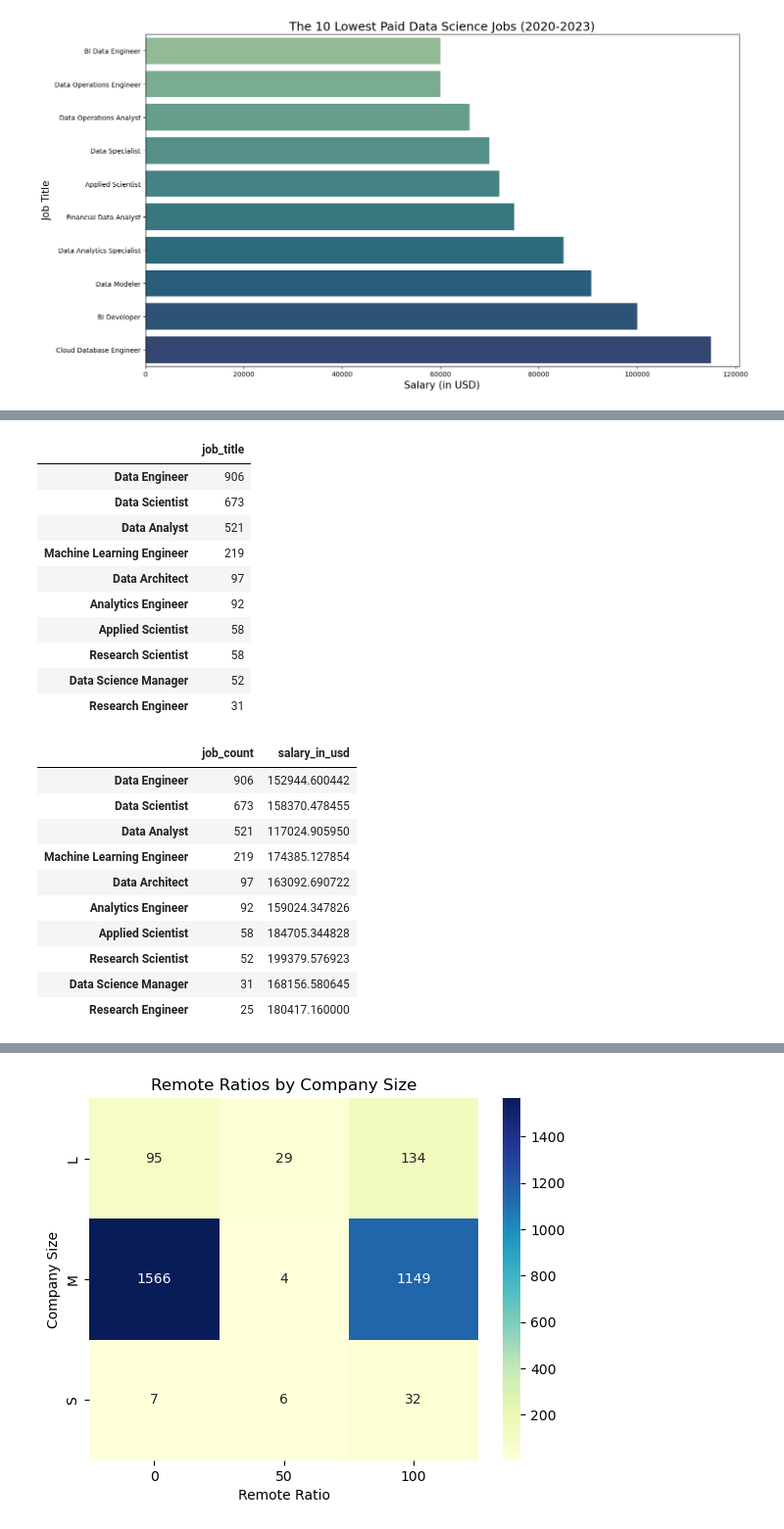
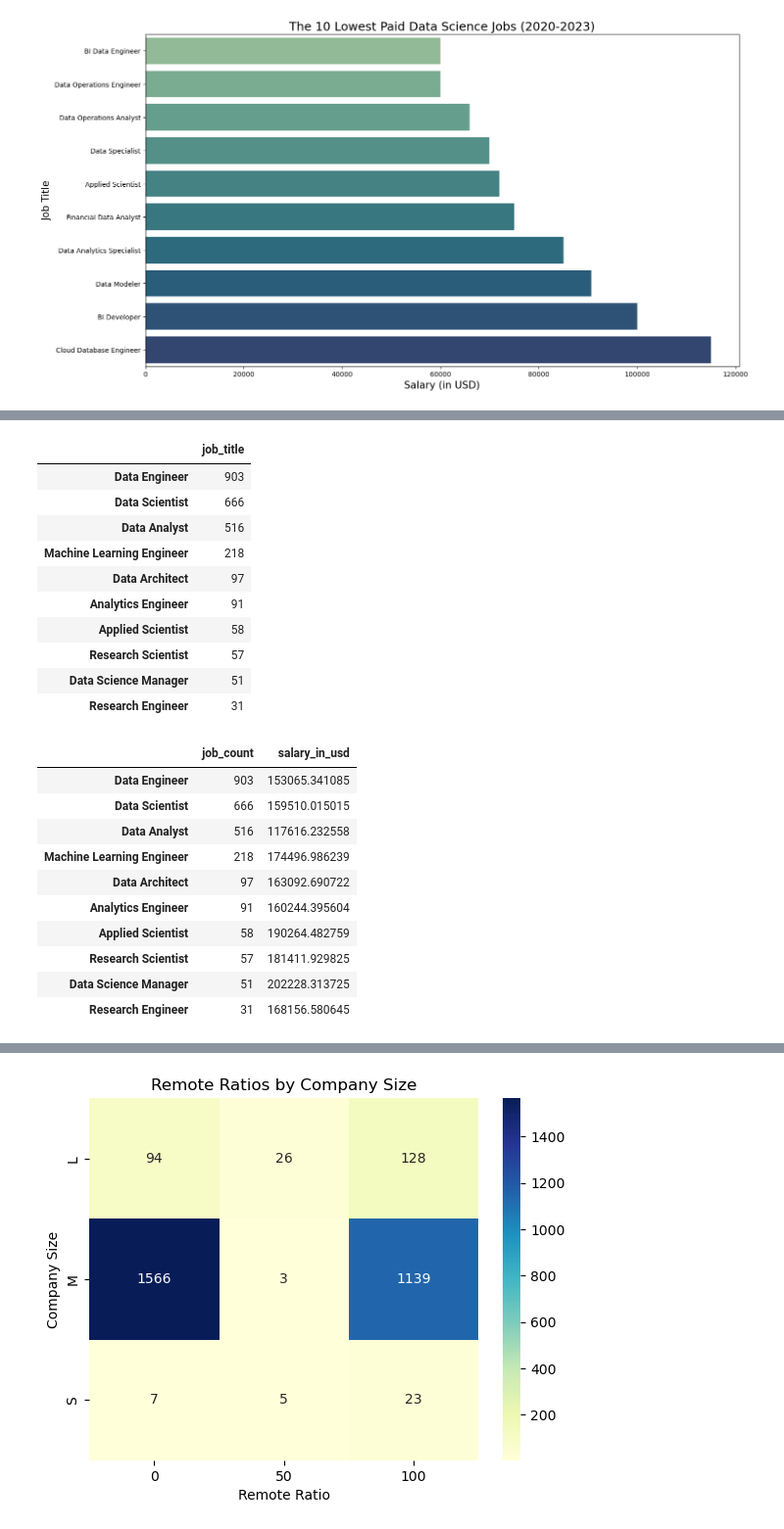
Before and after one commit to joshlynj/ds_salaries, a Jupyter notebook: notebooks/eda.ipynb, the cells around one changed output, grey strips where cells are left out. Shown at 98% size. Cells and saved outputs as stored; diff of their text form; code cells hidden in the pictures.

```diff
--- a/notebooks/eda.ipynb
+++ b/notebooks/eda.ipynb
@@ -255,7 +284,8 @@ Text(0.5, 1.0, 'The 10 Lowest Paid Data Science Jobs (2020-2023)')
 ds_df
 ft_only_df = ds_df.drop(ds_df[ds_df['employment_type'] != "FT"].index)
 us_ft_df = ft_only_df.drop(ft_only_df[ft_only_df['company_location'] !="US"].index)
-us_ft_df
+us_ft_res_df = us_ft_df.drop(us_ft_df[us_ft_df['employee_residence'] !="US"].index)
+us_ft_res_df
 # %% [output]
 |  | work_year | experience_level | employment_type | job_title | salary | salary_currency | salary_in_usd | ... |
 | 5 | 2023 | SE | FT | Applied Scientist | 222200 | USD | 222200 | ... |
@@ -307,6 +428,6 @@ dupe_dropped
 # %%
-us_ft_df['job_count'] = us_ft_df.groupby('job_title')['job_title'].transform('count')
-us_ft_df
+us_ft_res_df['job_count'] = us_ft_res_df.groupby('job_title')['job_title'].transform('count')
+us_ft_res_df
 # %% [output]
 |  | work_year | experience_level | employment_type | job_title | salary | salary_currency | salary_in_usd | ... |
 | 5 | 2023 | SE | FT | Applied Scientist | 222200 | USD | 222200 | ... |
@@ -324,49 +445,49 @@ us_ft_df
 # %%
 n = 10
-most_common = us_ft_df['job_title'].value_counts().head(10).to_frame()
+most_common = us_ft_res_df['job_title'].value_counts().head(10).to_frame()
 # most_common = ds_df["job_title"].mode()
 display(most_common)
 # %% [output]
 |  | job_title |
-| Data Engineer | 906 |
-| Data Scientist | 673 |
-| Data Analyst | 521 |
-| Machine Learning Engineer | 219 |
+| Data Engineer | 903 |
+| Data Scientist | 666 |
+| Data Analyst | 516 |
+| Machine Learning Engineer | 218 |
 | Data Architect | 97 |
-| Analytics Engineer | 92 |
+| Analytics Engineer | 91 |
 | Applied Scientist | 58 |
-| Research Scientist | 58 |
-| Data Science Manager | 52 |
+| Research Scientist | 57 |
+| Data Science Manager | 51 |
 | Research Engineer | 31 |
 # %%
-most_common_df = us_ft_df.groupby("job_count", as_index=False)[["salary_in_usd", "job_title"]].mean(numeric_only=True).sort_values(by = 'job_count', ascending=False).head(10)
+most_common_df = us_ft_res_df.groupby("job_count", as_index=False)[["salary_in_usd", "job_title"]].mean(numeric_only=True).sort_values(by = 'job_count', ascending=False).head(10)
 
 
 index_labels = ["Data Engineer",
          "Data Scientist",
          "Data Analyst",
          "Machine Learning Engineer",
          "Data Architect",
          "Analytics Engineer",
          "Applied Scientist",
          "Research Scientist",
          "Data Science Manager",
          "Research Engineer"]
 
 most_common_df.index = index_labels
 display(most_common_df)
 # %% [output]
 |  | job_count | salary_in_usd |
-| Data Engineer | 906 | 152944.600442 |
-| Data Scientist | 673 | 158370.478455 |
-| Data Analyst | 521 | 117024.905950 |
-| Machine Learning Engineer | 219 | 174385.127854 |
+| Data Engineer | 903 | 153065.341085 |
+| Data Scientist | 666 | 159510.015015 |
+| Data Analyst | 516 | 117616.232558 |
+| Machine Learning Engineer | 218 | 174496.986239 |
 | Data Architect | 97 | 163092.690722 |
-| Analytics Engineer | 92 | 159024.347826 |
-| Applied Scientist | 58 | 184705.344828 |
-| Research Scientist | 52 | 199379.576923 |
-| Data Science Manager | 31 | 168156.580645 |
-| Research Engineer | 25 | 180417.160000 |
+| Analytics Engineer | 91 | 160244.395604 |
+| Applied Scientist | 58 | 190264.482759 |
+| Research Scientist | 57 | 181411.929825 |
+| Data Science Manager | 51 | 202228.313725 |
+| Research Engineer | 31 | 168156.580645 |
 # %%
 fig, ax1 = plt.subplots(figsize=(16,9))
 sns.barplot(x = most_common_df.index, y = most_common_df.salary_in_usd, palette="crest")
```
Also changed, not shown: parts of 22 cells of this notebook, 7 other files.
